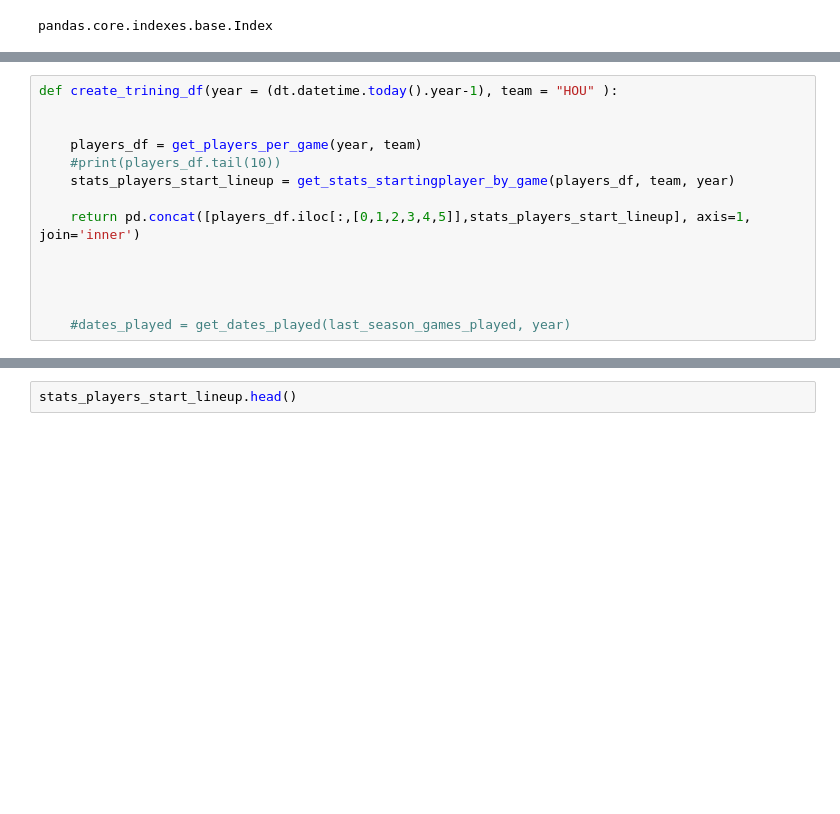
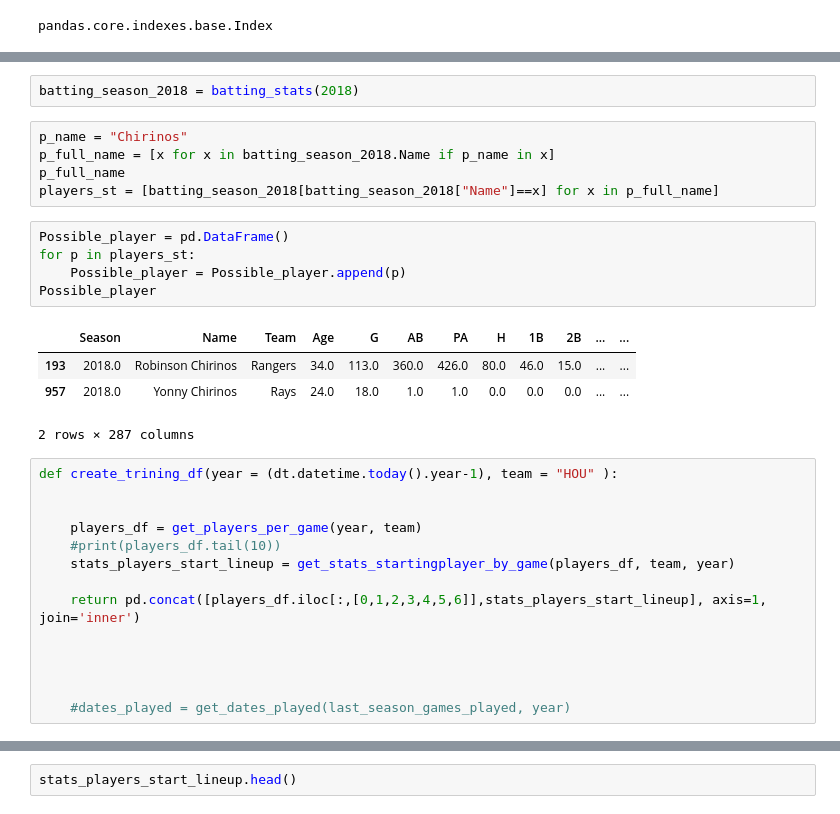
Before and after one commit to JTMachen/Baseball_Game_Predictor, a Jupyter notebook: API_analysis.ipynb, the cells around one changed output, grey strips where cells are left out. Drawn from its saved outputs; the diff is of its cells as text; blank space fills up the shorter version.

```diff
--- a/API_analysis.ipynb
+++ b/API_analysis.ipynb
@@ -592,3 +663,20 @@ Nunez not in batting list
+# %%
+batting_season_2018 = batting_stats(2018)
+# %%
+p_name = "Chirinos"
+p_full_name = [x for x in batting_season_2018.Name if p_name in x]
+p_full_name
+players_st = [batting_season_2018[batting_season_2018["Name"]==x] for x in p_full_name]
+# %%
+Possible_player = pd.DataFrame()
+for p in players_st:
+    Possible_player = Possible_player.append(p)
+Possible_player
+# %% [output]
+|  | Season | Name | Team | Age | G | AB | PA | H | 1B | 2B | ... | ... |
+| 193 | 2018.0 | Robinson Chirinos | Rangers | 34.0 | 113.0 | 360.0 | 426.0 | 80.0 | 46.0 | 15.0 | ... | ... |
+| 957 | 2018.0 | Yonny Chirinos | Rays | 24.0 | 18.0 | 1.0 | 1.0 | 0.0 | 0.0 | 0.0 | ... | ... |
+2 rows × 287 columns
 # %%
 def create_trining_df(year = (dt.datetime.today().year-1), team = "HOU" ):
 
@@ -597,7 +685,7 @@ def create_trining_df(year = (dt.datetime.today().year-1), team = "HOU" ):
     #print(players_df.tail(10))
     stats_players_start_lineup = get_stats_startingplayer_by_game(players_df, team, year)
 
-    return pd.concat([players_df.iloc[:,[0,1,2,3,4,5]],stats_players_start_lineup], axis=1, join='inner')
+    return pd.concat([players_df.iloc[:,[0,1,2,3,4,5,6]],stats_players_start_lineup], axis=1, join='inner')
 
 
 
```
Also changed, not shown: parts of 18 cells of this notebook.
